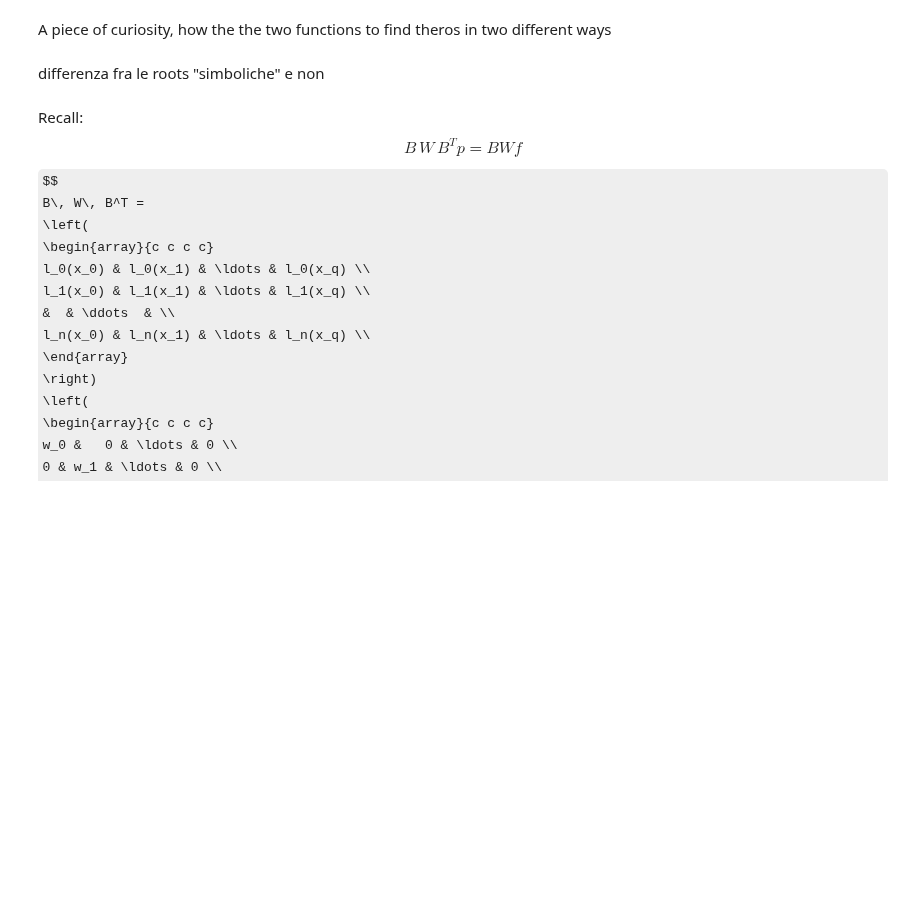
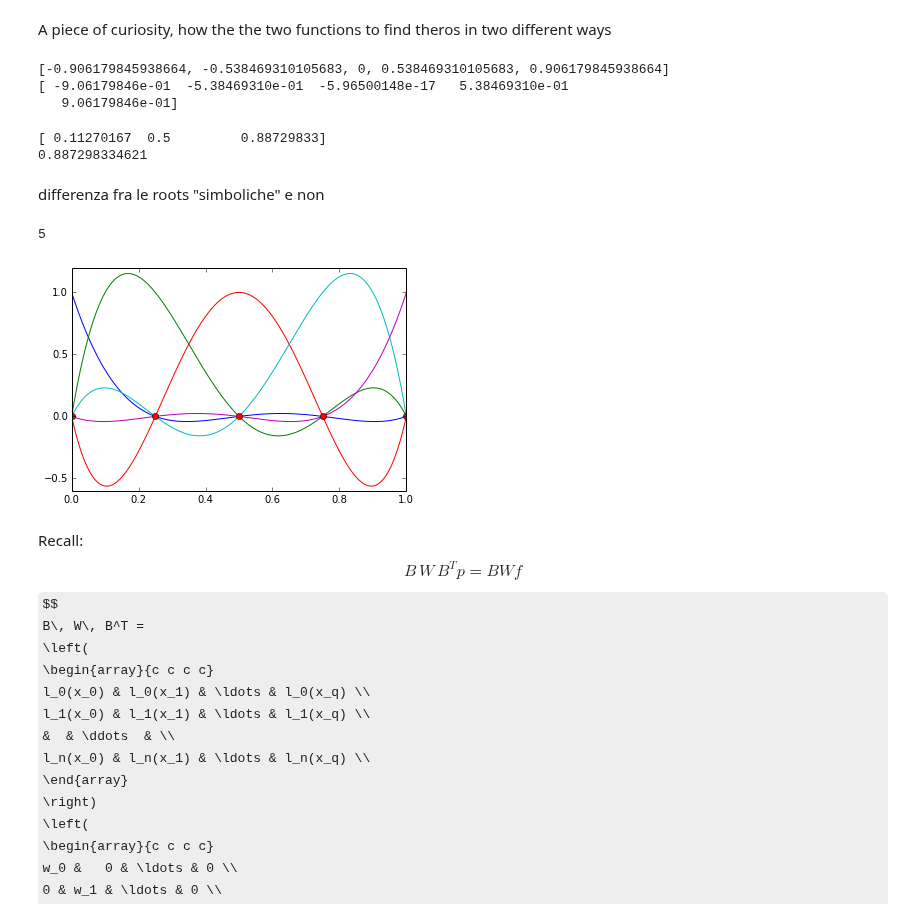
Before and after one commit to sissa/P1.4_seed, a Jupyter notebook: python-lectures/04_best_approximation.ipynb, the cells around one changed output. Cells and saved outputs as stored; diff of their text form; code cells hidden in the pictures; some formulas as TeX source; blank space fills up the shorter version.

```diff
--- a/python-lectures/04_best_approximation.ipynb
+++ b/python-lectures/04_best_approximation.ipynb
@@ -184,5 +299,49 @@ l_0(x_q) & l_1(x_q) & \ldots & l_n(x_q) \\
 $$
 # %% [markdown]
 A piece of curiosity, how the the two functions to find theros in two different ways
+# %%
+print sym.nroots(sym.poly(Pn[-1]))
+coeffs = np.zeros(6)
+coeffs[-1] = 1.
+print(leg.legroots(coeffs))
+# %% [output]
+[-0.906179845938664, -0.538469310105683, 0, 0.538469310105683, 0.906179845938664]
+[ -9.06179846e-01  -5.38469310e-01  -5.96500148e-17   5.38469310e-01
+   9.06179846e-01]
+# %%
+print gauss_points(3)
+print(np.sqrt(3./5.)*.5)+.5
+# %% [output]
+[ 0.11270167  0.5         0.88729833]
+0.887298334621
+# %%
+def define_lagrange_basis_set(q):
+    n = q.shape[0]
+    L = [n_poly.Polynomial.fromroots([xj for xj in q if xj != q[i]]) for i in range(n)]
+    L = [L[i]/L[i](q[i]) for i in range(n)]
+    return L
 # %% [markdown]
 differenza fra le roots "simboliche" e non
+# %%
+deg = 4
+Nq = deg+1
+p,w = leg.leggauss(Nq)
+w = .5 * w
+p = .5*(p+1)
+#print p
+#print w
+W = np.diag(w)
+#print W
+# %%
+int_p = np.linspace(0,1,deg+1)
+L = define_lagrange_basis_set(int_p)
+
+print(len(L))
+
+x = np.linspace(0,1,1025)
+for f in L:
+    _ = pl.plot(x, f(x))
+_ = pl.plot(int_p, 0*int_p, 'ro')
+# %% [output]
+5
+[figure, added]
```
Also changed, not shown: parts of 15 cells of this notebook.
